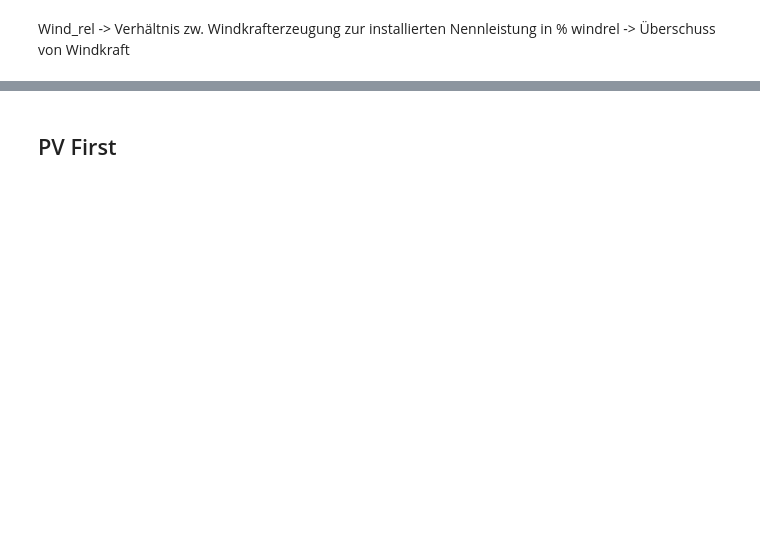
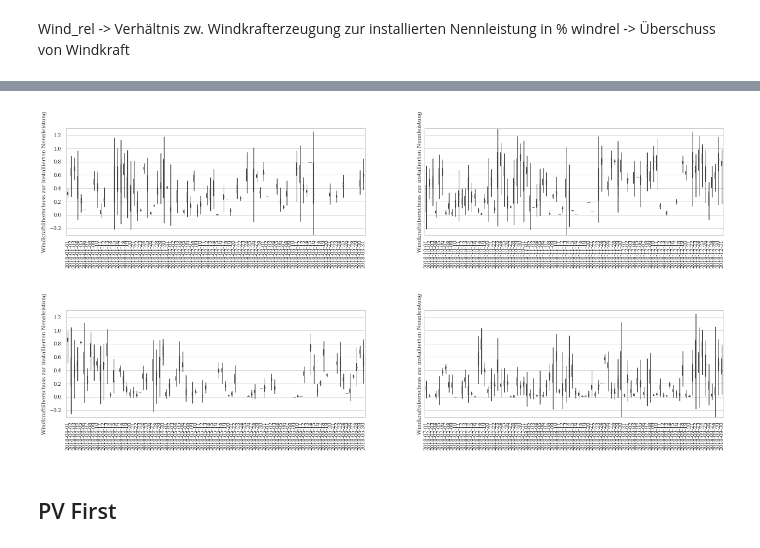
Before and after one commit to simonschaluppe/FLUCCOplus, a Jupyter notebook: notebooks/4.3.0_Transformation.ipynb, the cells around one changed output, grey strips where cells are left out. Drawn from its saved outputs; the diff is of its cells as text; code cells hidden in the pictures; blank space fills up the shorter version.

```diff
--- a/notebooks/4.3.0_Transformation.ipynb
+++ b/notebooks/4.3.0_Transformation.ipynb
@@ -309,0 +312,6 @@ fig.savefig(f"../data/Plots/Windverlauf_{em_year}.png", dpi=300, bbox_inches='ti
+# %%
+df_s1 = df_windrel.loc[(df_windrel.index.month >= 4) & (df_windrel.index.month < 7)]
+df_s2 = df_windrel.loc[(df_windrel.index.month >= 7) & (df_windrel.index.month < 10)]
+df_w1 = df_windrel.loc[(df_windrel.index.month < 4)]
+df_w2 = df_windrel.loc[(df_windrel.index.month >= 10)]
+df_s1
@@ -310,3 +332,24 @@ fig.savefig(f"../data/Plots/Windverlauf_{em_year}.png", dpi=300, bbox_inches='ti
+# %%
+import seaborn as sns
+fig, ax = plt.subplots(1,2,sharey=True, figsize=(21,3.5))
+sns.violinplot(x=df_w1.index.date, y=df_w1, ax=ax[0]).set(ylabel="Windkraftüberschuss zur installierten Nennleistung")
+sns.violinplot(x=df_w2.index.date, y=df_w2, ax=ax[1]).set(ylabel="Windkraftüberschuss zur installierten Nennleistung")
+ax[0].tick_params(axis='x', rotation=90)
+ax[1].tick_params(axis='x', rotation=90)
+ax[0].set_ylim([-0.3, 1.3])
+ax[1].set_ylim([-0.3, 1.3])
+fig.savefig(f"../data/Plots/PV_First_Windverlauf_{em_year}_w.png", dpi=300, bbox_inches='tight')
+fig, ax = plt.subplots(1,2,sharey=True, figsize=(21,3.5))
+sns.violinplot(x=df_s1.index.date, y=df_s1, ax=ax[0]).set(ylabel="Windkraftüberschuss zur installierten Nennleistung")
+sns.violinplot(x=df_s2.index.date, y=df_s2, ax=ax[1]).set(ylabel="Windkraftüberschuss zur installierten Nennleistung")
+ax[0].tick_params(axis='x', rotation=90)
+ax[1].tick_params(axis='x', rotation=90)
+ax[0].set_ylim([-0.3, 1.3])
+ax[1].set_ylim([-0.3, 1.3])
+fig.savefig(f"../data/Plots/PV_First_Windverlauf_{em_year}_s.png", dpi=300, bbox_inches='tight')
+# %% [output]
+[figure, added]
+[figure, added]
 # %% [markdown]
 ## PV First
 # %%
```
Also changed, not shown: parts of 29 cells of this notebook, 4 other files.
